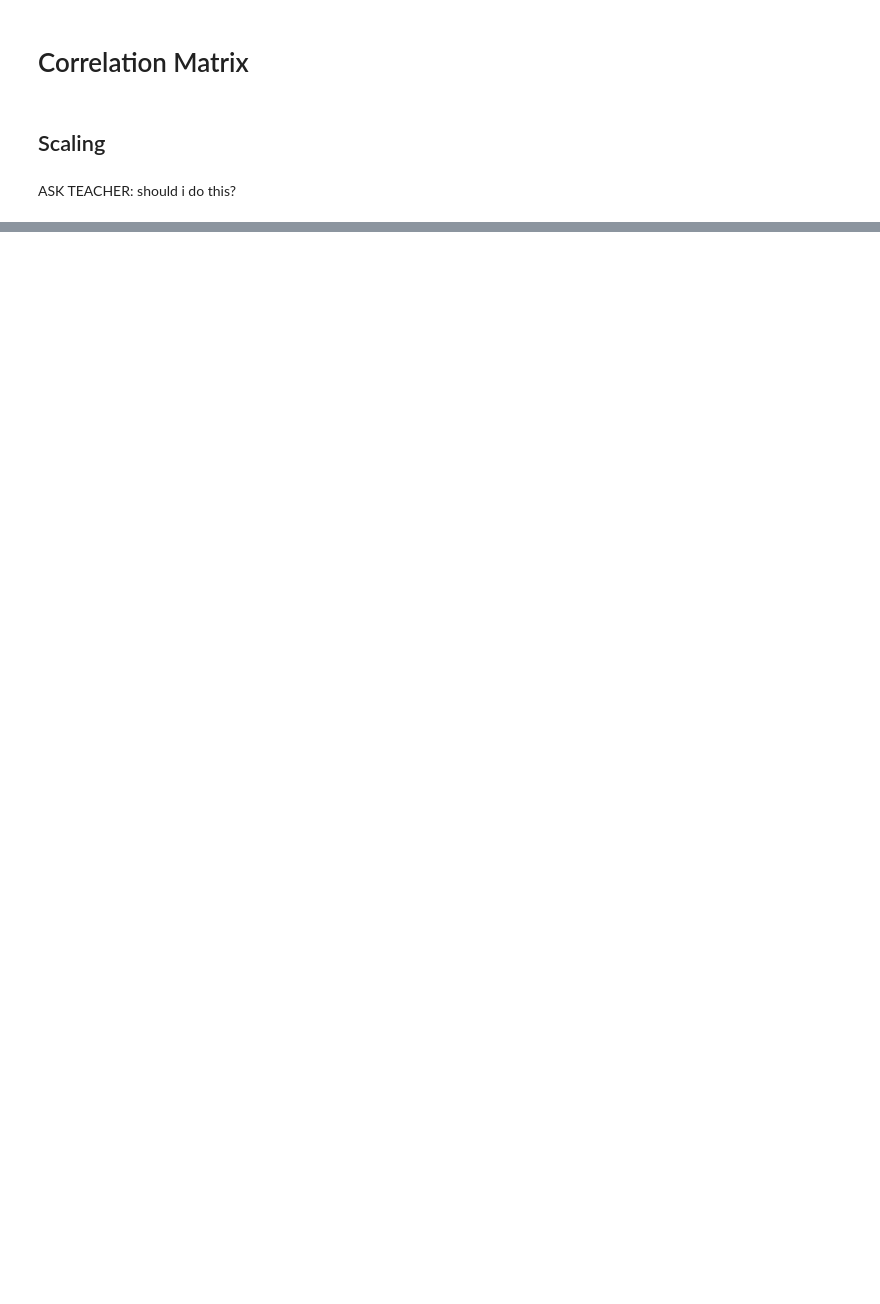
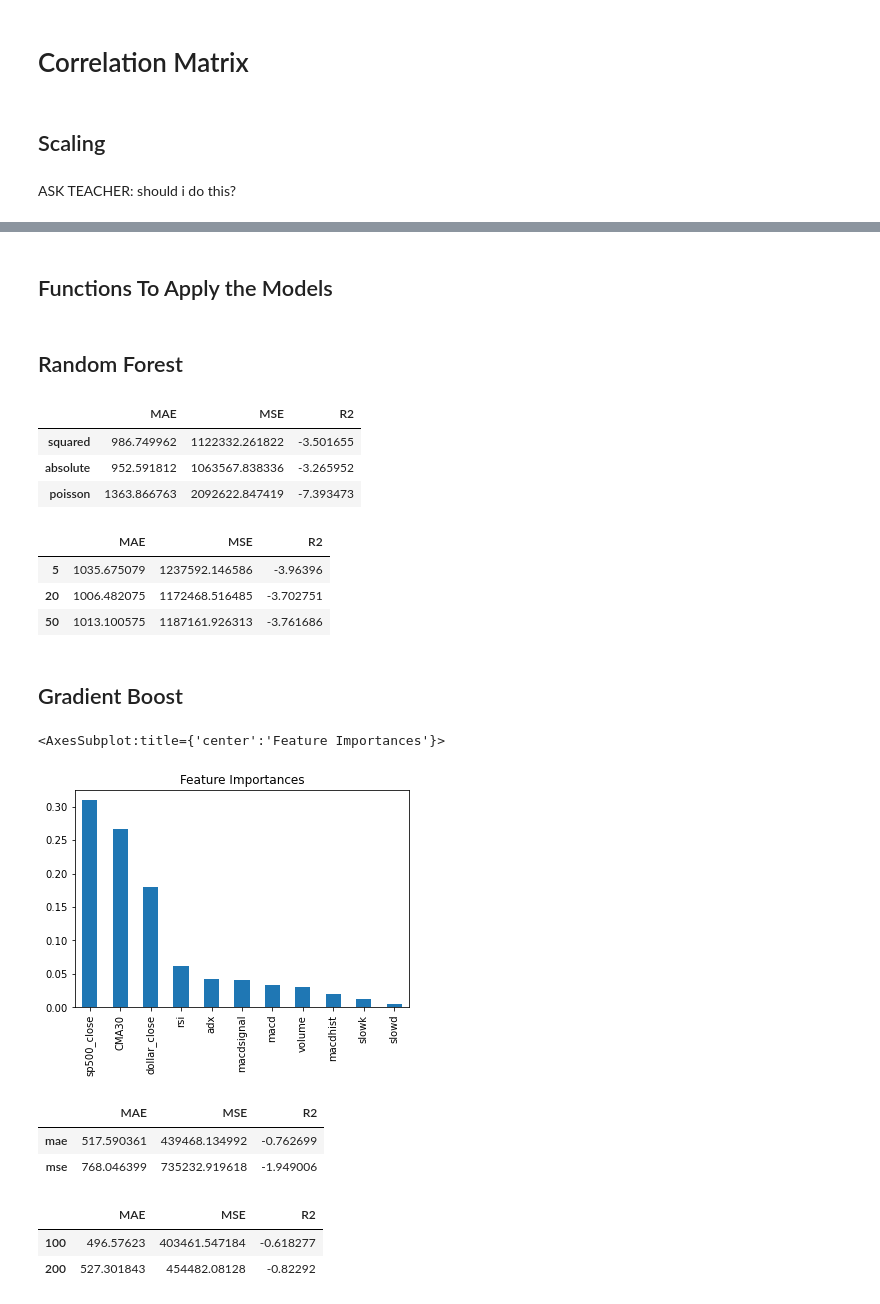
Before and after one commit to diogobulhosa/BC4, a Jupyter notebook: notebooks/nb-eth.ipynb, the cells around one changed output, grey strips where cells are left out. Drawn from its saved outputs; the diff is of its cells as text; code cells hidden in the pictures; blank space fills up the shorter version.

```diff
--- a/notebooks/nb-eth.ipynb
+++ b/notebooks/nb-eth.ipynb
@@ -373,0 +384,2 @@ cor_heatmap(corr)
+# %%
+scaled_df.drop(['low', 'high', 'open','SMA30', 'EMA30','bb_low', 'bb_ma', 'bb_high', 'stdev'], axis=1, inplace=True)
@@ -373,0 +397,3 @@ cor_heatmap(corr)
+# %%
+y = result['close']
+X = scaled_df.drop(['close'], axis=1)
@@ -373,0 +402,6 @@ cor_heatmap(corr)
+# %%
+#Splitting to Training set and Test set
+timesplit= TimeSeriesSplit(n_splits=10)
+for train_index, test_index in timesplit.split(X):
+        X_train, X_test = X[:len(train_index)], X[len(train_index): (len(train_index)+len(test_index))]
+        y_train, y_test = y[:len(train_index)].values.ravel(), y[len(train_index): (len(train_index)+len(test_index))].values.ravel()
@@ -373,0 +410,2 @@ cor_heatmap(corr)
+# %% [markdown]
+## Functions To Apply the Models
@@ -373,0 +447,2 @@ cor_heatmap(corr)
+# %% [markdown]
+## Random Forest
@@ -373,0 +453,8 @@ cor_heatmap(corr)
+# %%
+df = pd.DataFrame(columns = ['MAE', 'MSE', 'R2'], index = ['squared','absolute', 'poisson'])
+show_results(df,rf_se, rf_ae,rf_poisson)
+# %% [output]
+|  | MAE | MSE | R2 |
+| squared | 986.749962 | 1122332.261822 | -3.501655 |
+| absolute | 952.591812 | 1063567.838336 | -3.265952 |
+| poisson | 1363.866763 | 2092622.847419 | -7.393473 |
@@ -373,0 +465,44 @@ cor_heatmap(corr)
+# %%
+df = pd.DataFrame(columns = ['MAE', 'MSE', 'R2'], index = ['5','20', '50'])
+show_results(df,rf_se5, rf_se20,rf_se50)
+# %% [output]
+|  | MAE | MSE | R2 |
+| 5 | 1035.675079 | 1237592.146586 | -3.96396 |
+| 20 | 1006.482075 | 1172468.516485 | -3.702751 |
+| 50 | 1013.100575 | 1187161.926313 | -3.761686 |
+# %% [markdown]
+## Gradient Boost
+# %%
+gb_mae = GradientBoostingRegressor(random_state = 10 , loss='absolute_error', n_estimators = 130)
+gb_mse = GradientBoostingRegressor(random_state = 10 , criterion='squared_error', n_estimators = 130)
+# %%
+# applies the model
+model_fit = gb_mae.fit(X_train, y_train)
+# predicts training
+y_pred_test = model_fit.predict(X_test)
+# evaluate predictions
+mae = mean_absolute_error(y_test, y_pred_test)
+mse = mean_squared_error(y_test, y_pred_test)
+r2 = r2_score(y_test, y_pred_test)
+
+feat_imp = pd.Series(model_fit.feature_importances_, X_train.columns).sort_values(ascending=False)
+feat_imp.plot(kind='bar', title='Feature Importances')
+# %% [output]
+<AxesSubplot:title={'center':'Feature Importances'}>
+[figure, added]
+# %%
+df = pd.DataFrame(columns = ['MAE', 'MSE', 'R2'], index = ['mae','mse'])
+show_results(df,gb_mae, gb_mse)
+# %% [output]
+|  | MAE | MSE | R2 |
+| mae | 517.590361 | 439468.134992 | -0.762699 |
+| mse | 768.046399 | 735232.919618 | -1.949006 |
+# %%
+gb_mae = GradientBoostingRegressor(random_state = 10 , loss='absolute_error', n_estimators = 55)
+gb_mse = GradientBoostingRegressor(random_state = 10 , loss='absolute_error', n_estimators = 200)
+df = pd.DataFrame(columns = ['MAE', 'MSE', 'R2'], index = ['100','200'])
+show_results(df,gb_mae, gb_mse)
+# %% [output]
+|  | MAE | MSE | R2 |
+| 100 | 496.57623 | 403461.547184 | -0.618277 |
+| 200 | 527.301843 | 454482.08128 | -0.82292 |
```
Also changed, not shown: parts of 23 cells of this notebook.
